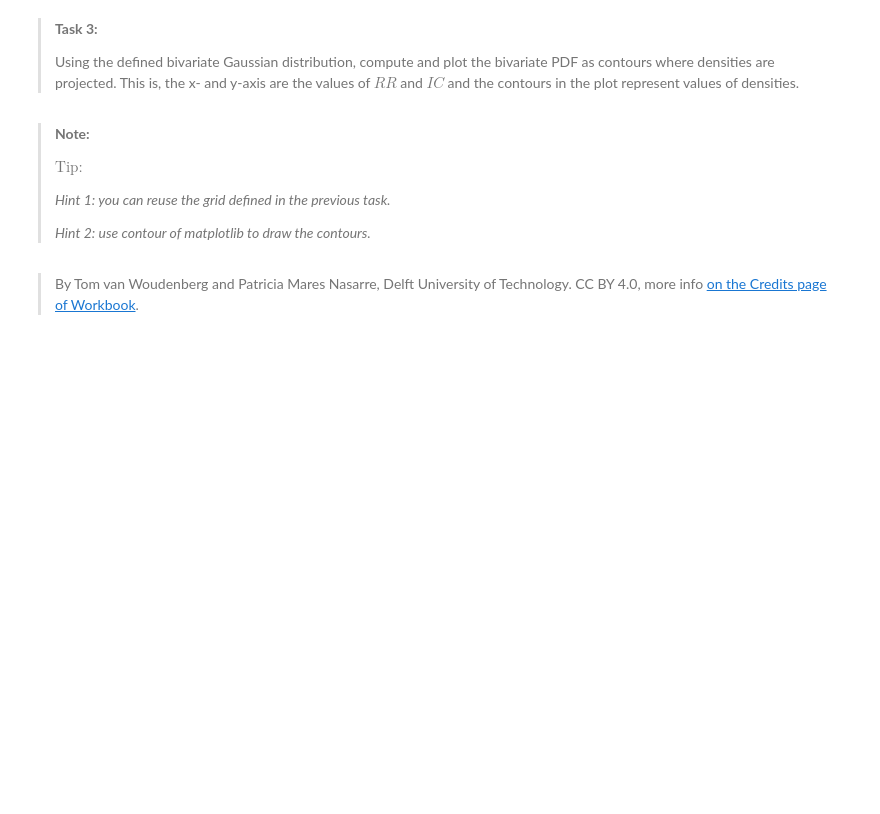
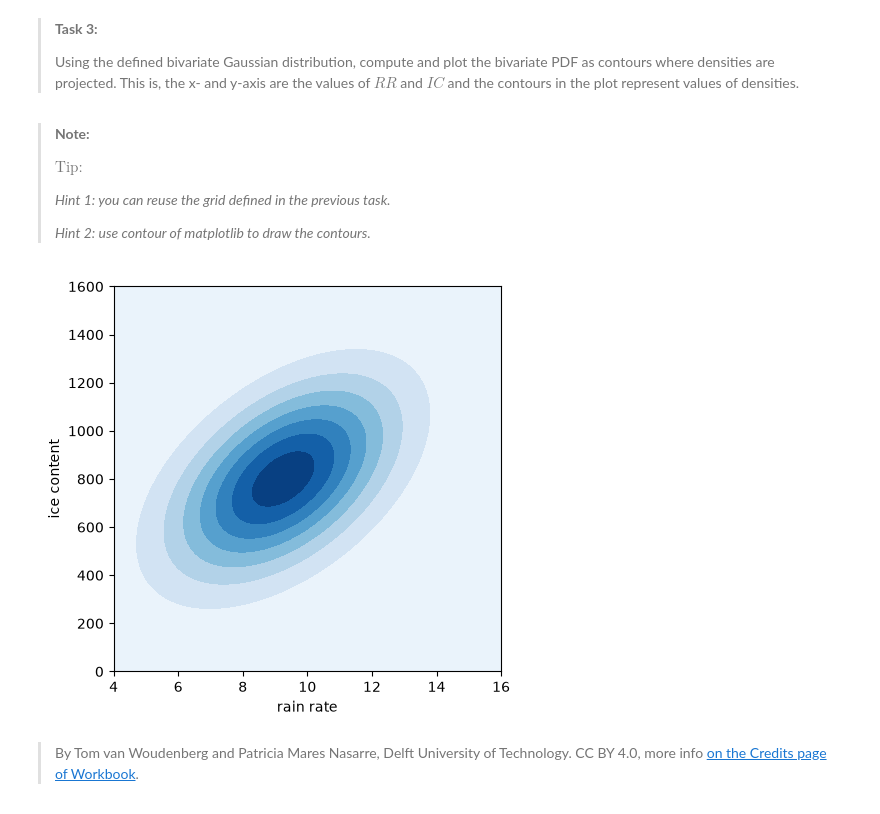
Before and after one commit to Tony-Davison/PA1.5, a Jupyter notebook: scipy_statcs_3d_plots.ipynb, the cells around one changed output. Saved outputs shown, nothing was run; the diff lists cells and outputs as text; code cells hidden in the pictures; blank space fills up the shorter version.

```diff
--- a/scipy_statcs_3d_plots.ipynb
+++ b/scipy_statcs_3d_plots.ipynb
@@ -206,2 +204,13 @@ AttributeError: 'Axes' object has no attribute 'plot_surface'
+# %%
+### YOUR CODE LINES HERE
+fig, axes = plt.subplots(1,1,figsize = (5,5))
+
+contour = axes.contourf(X1,X2,Z, cmap = "Blues")
+axes.set_xlabel('rain rate'); axes.set_ylabel('ice content')
+
+ax.clabel(contour, inline=True)
+plt.show()
+# %% [output]
+[figure, added]
 # %% [markdown]
 > By Tom van Woudenberg and Patricia Mares Nasarre, Delft University of Technology. CC BY 4.0, more info [on the Credits page of Workbook](https://mude.citg.tudelft.nl/workbook-2026/credits.html).
```
Also changed, not shown: parts of 3 cells of this notebook.
